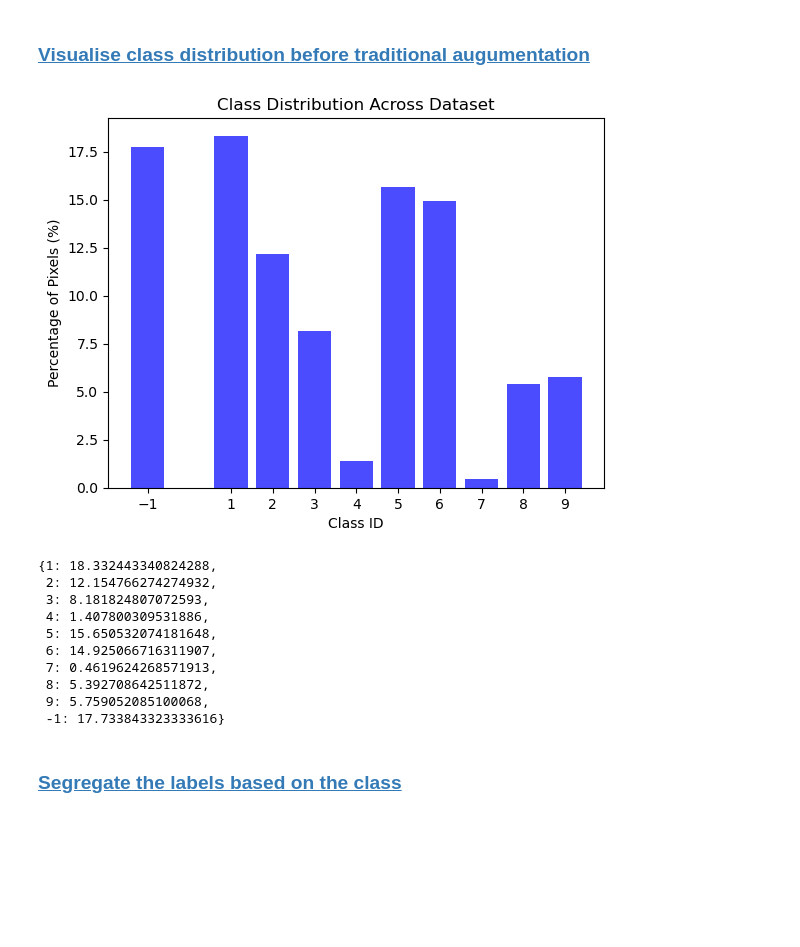
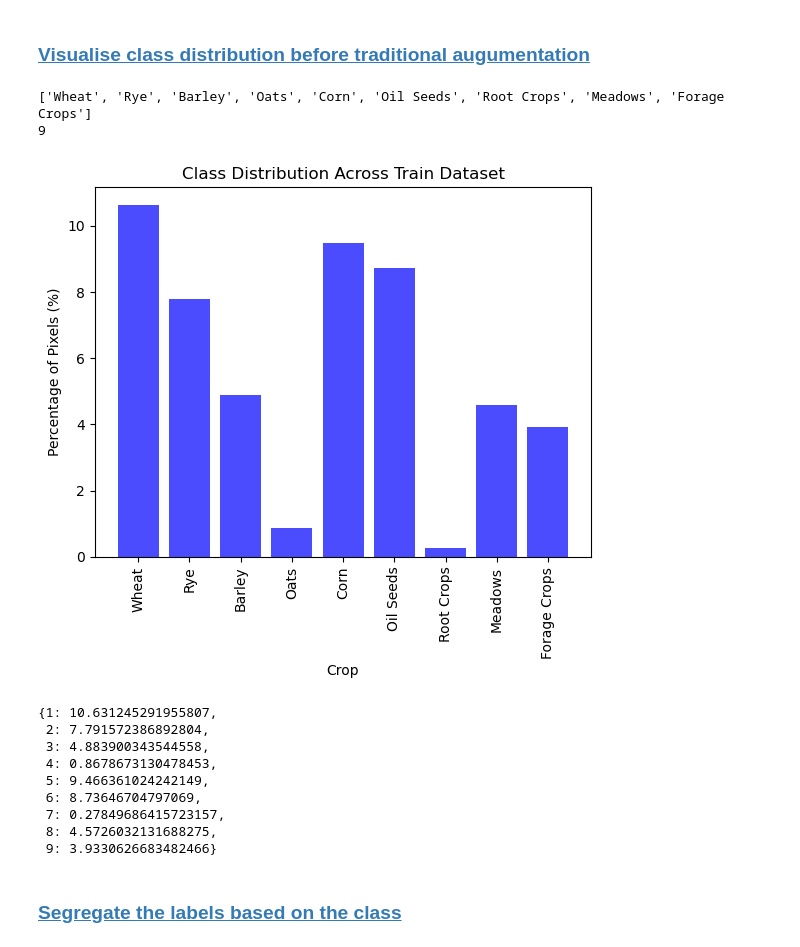
Before and after one commit to Suhaas0079/Farmland-Classification-using-Remote-Sensing, a Jupyter notebook: Notebooks/Data preprocessing - Train Data RGB+NIR.ipynb, the cells around one changed output. Drawn from its saved outputs; the diff is of its cells as text; code cells hidden in the pictures; blank space fills up the shorter version.

```diff
--- a/Notebooks/Data preprocessing - Train Data RGB+NIR.ipynb
+++ b/Notebooks/Data preprocessing - Train Data RGB+NIR.ipynb
@@ -617,22 +617,30 @@ filtered_data.shape
 (2948, 64, 64, 4)
 # %% [markdown]
 ### <a id='toc5_4_2_'></a>[Visualise class distribution before traditional augumentation](#toc0_)
+# %%
+filtered_labels = np.load('../Dataset/s2-utm-33N-18E-242N-2018/DS3/8_original_labels_64X64.npy')
 # %%
-def plot_class_distribution(class_percentage):
+def plot_class_distribution(class_percentage, include_no_data=True):
     """
     Plot the class distribution as a bar chart.
 
     Parameters:
     - class_percentage: dictionary with class IDs as keys and their respective percentage of pixels.
     """
-    classes = list(class_percentage.keys())
+    if include_no_data:
+        crops = class_percentage.keys()
+    else:
+        crops = CROP_CLASSES[1:]
+
+    print(crops)
     percentages = list(class_percentage.values())
+    print(len(percentages))
 
-    plt.bar(classes, percentages, color='b', alpha=0.7)
-    plt.xlabel('Class ID')
+    plt.bar(crops, percentages, color='b', alpha=0.7)
+    plt.xlabel('Crop')
     plt.ylabel('Percentage of Pixels (%)')
-    plt.title('Class Distribution Across Dataset')
-    plt.xticks(classes)  # Ensure all class IDs are labeled on the x-axis
+    plt.title('Class Distribution Across Train Dataset')
+    plt.xticks(range(0,9), crops, rotation=90)
     plt.show()
 
 def calculate_overall_class_distribution(labels_dataset, include_no_data=True):
@@ -665,23 +673,24 @@ def calculate_overall_class_distribution(labels_dataset, include_no_data=True):
     # Calculate the percentage for each class across all patches
     overall_class_percentage = {cls: (count / total_pixels) * 100 for cls, count in overall_class_counts.items()}
 
-    plot_class_distribution(overall_class_percentage)
+    plot_class_distribution(overall_class_percentage, include_no_data)
 
     return overall_class_percentage
 # %%
-calculate_overall_class_distribution(filtered_labels)
+calculate_overall_class_distribution(filtered_labels, False)
 # %% [output]
+['Wheat', 'Rye', 'Barley', 'Oats', 'Corn', 'Oil Seeds', 'Root Crops', 'Meadows', 'Forage Crops']
+9
-[figure, old version]
+[figure, new version]
-{1: 18.332443340824288,
- 2: 12.154766274274932,
- 3: 8.181824807072593,
- 4: 1.407800309531886,
- 5: 15.650532074181648,
- 6: 14.925066716311907,
- 7: 0.4619624268571913,
- 8: 5.392708642511872,
- 9: 5.759052085100068,
- -1: 17.733843323333616}
+{1: 10.631245291955807,
+ 2: 7.791572386892804,
+ 3: 4.883900343544558,
+ 4: 0.8678673130478453,
+ 5: 9.466361024242149,
+ 6: 8.73646704797069,
+ 7: 0.27849686415723157,
+ 8: 4.5726032131688275,
+ 9: 3.9330626683482466}
 # %% [markdown]
 ### <a id='toc5_4_3_'></a>[Segregate the labels based on the class](#toc0_)
 # %%
```
Also changed, not shown: parts of 1 cell of this notebook, 12 other files.
